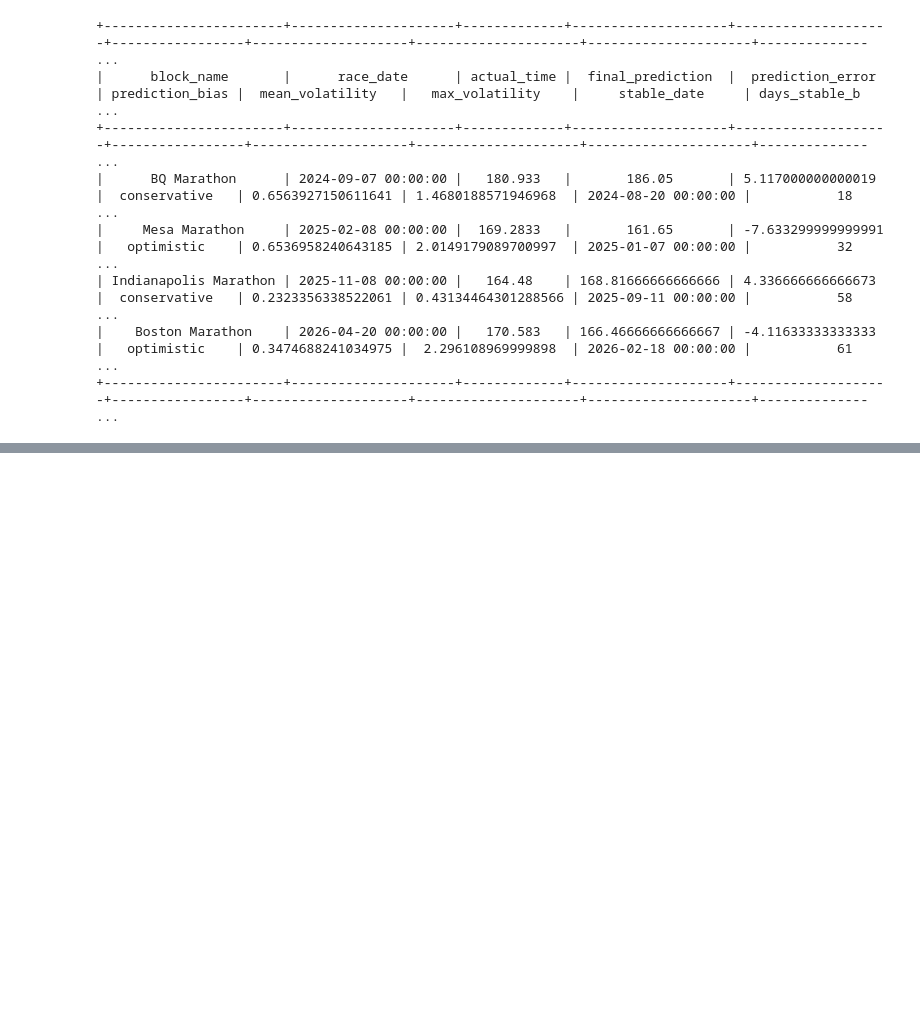
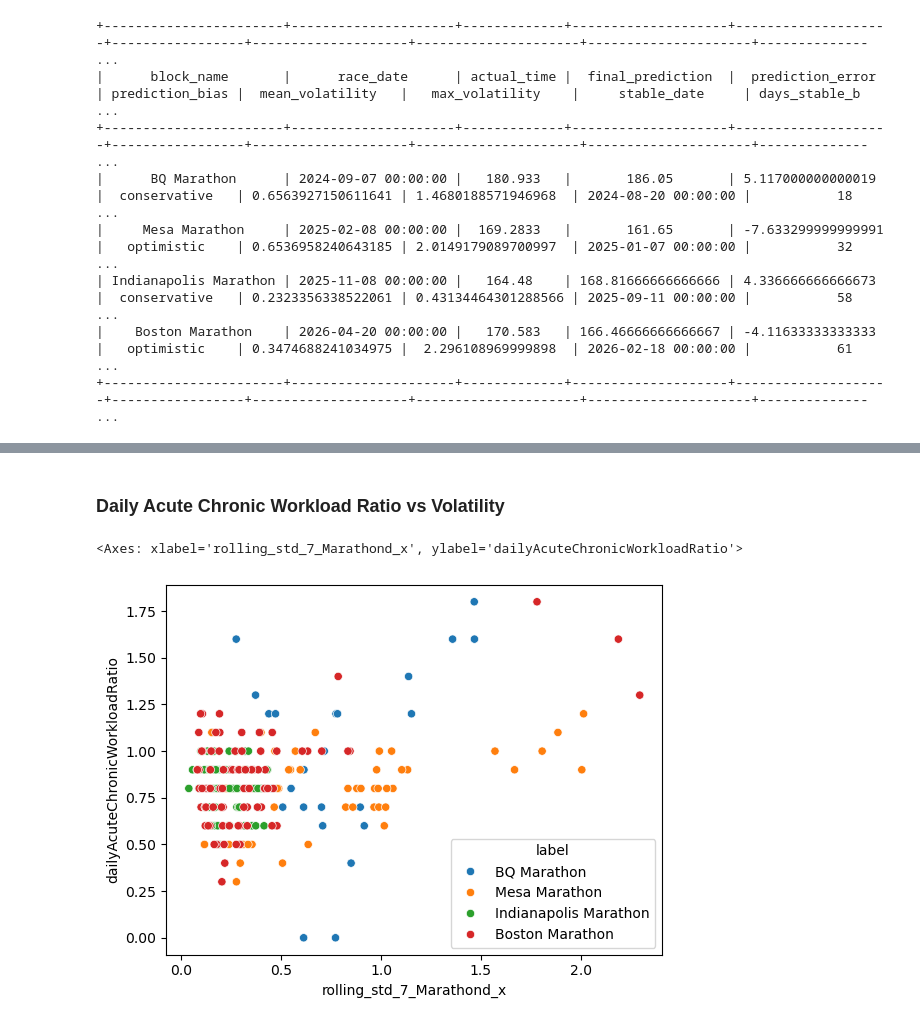
Before and after one commit to herreram22/endurance-performance-project, a Jupyter notebook: notebooks/08_prediction_analysis.ipynb, the cells around one changed output, grey strips where cells are left out. Drawn from its saved outputs; the diff is of its cells as text; code cells hidden in the pictures; blank space fills up the shorter version.

```diff
--- a/notebooks/08_prediction_analysis.ipynb
+++ b/notebooks/08_prediction_analysis.ipynb
@@ -786,0 +858,13 @@ print(table)
+# %% [markdown]
+### Daily Acute Chronic Workload Ratio vs Volatility
+# %%
+# Plot a scatter plot of prediction volatility vs daily acute chronic workload ratio, using data from marathon blocks
+sns.scatterplot(
+    data=all_marathons_df,
+    x="rolling_std_7_Marathond_x",
+    y="dailyAcuteChronicWorkloadRatio",
+    hue="label"
+)
+# %% [output]
+<Axes: xlabel='rolling_std_7_Marathond_x', ylabel='dailyAcuteChronicWorkloadRatio'>
+[figure, added]
```
Also changed, not shown: parts of 27 cells of this notebook, 4 other files.
